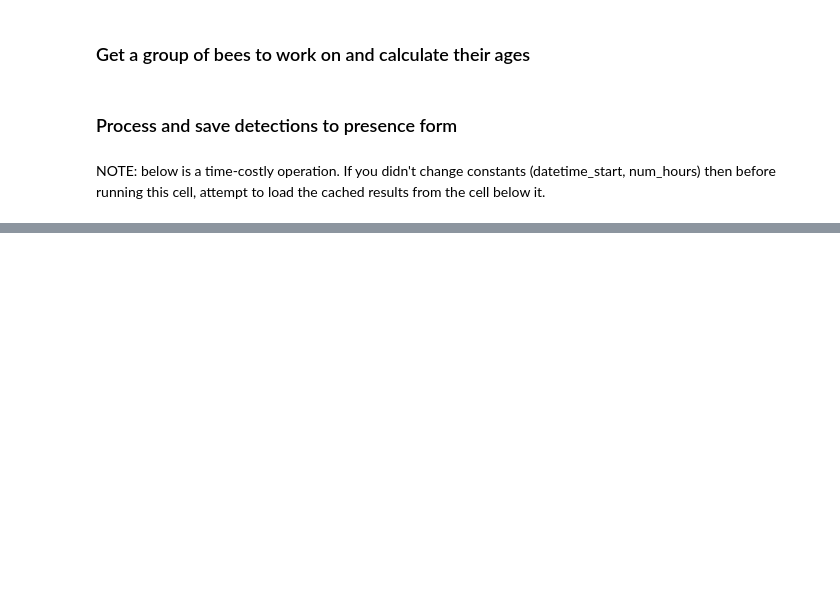
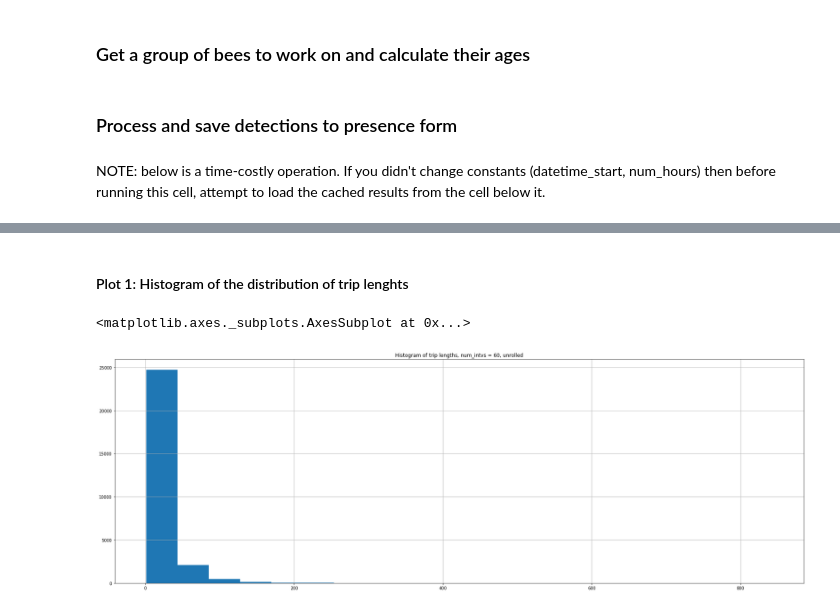
Before and after one commit to janek/Beesbook-life, a Jupyter notebook: MAIN_NOTEBOOK.ipynb, the cells around one changed output, grey strips where cells are left out. Drawn from its saved outputs; the diff is of its cells as text; code cells hidden in the pictures; blank space fills up the shorter version.

```diff
--- a/MAIN_NOTEBOOK.ipynb
+++ b/MAIN_NOTEBOOK.ipynb
@@ -207,3 +249,16 @@ num_intervals_per_bin:  1440 total_num_bins:  0
 #saving (name still incomplete)
 date_string = (datetime_start).strftime("%Y-%m-%d_%H:%M:%S")+".csv"
 trips_df.to_csv('/mnt/storage/janek/'+'TRIPS-'+date_string+'-'+'h'+'.csv')
+# %% [markdown]
+#### Plot 1: Histogram of the distribution of trip lenghts
+# %%
+#TODO: Verify whether this  & 1a is sufficient and contains everything previously contained in the notebook
+flat_list = [item for sublist in rolled_trip_lengths for item in sublist]
+flat_series = pd.Series(flat_list)
+
+plt.figure(figsize=(30,10))
+plt.title('Histogram of trip lengths, num_intvs = '+str(num_intervals_per_hour)+', unrolled')
+flat_series.hist(bins=20)
+# %% [output]
+<matplotlib.axes._subplots.AxesSubplot at 0x...>
+[figure, added]
```
Also changed, not shown: parts of 33 cells of this notebook, 5 other files.
